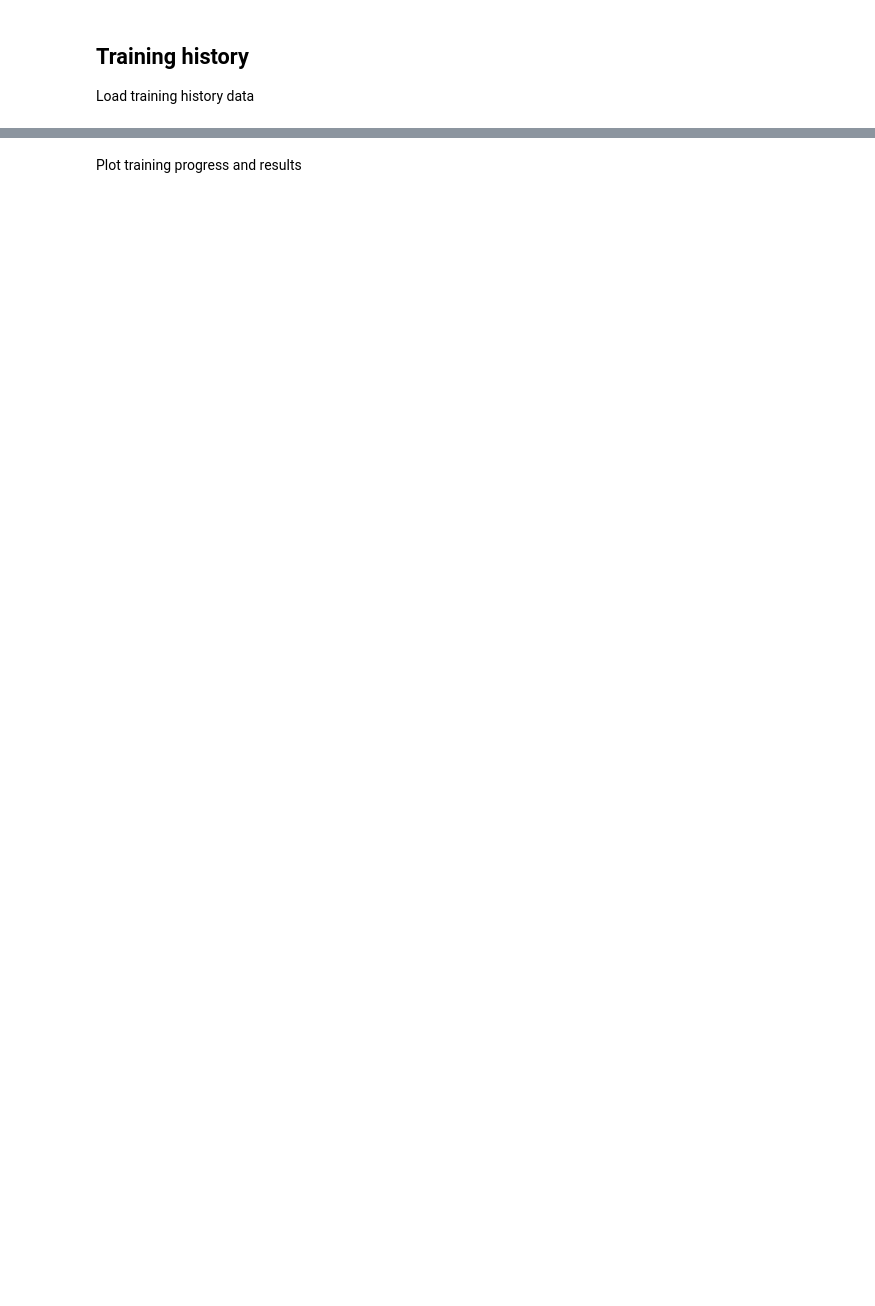
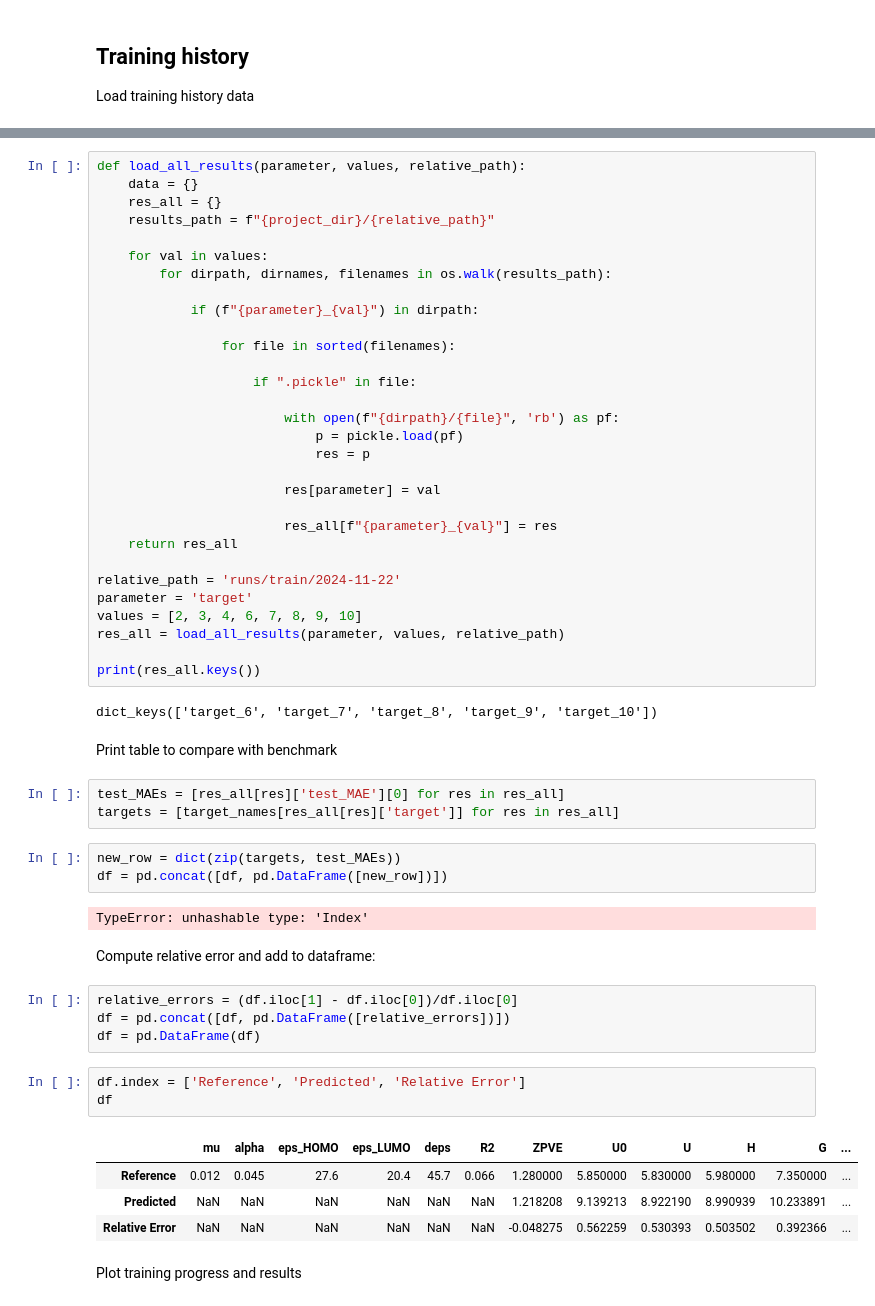
Before and after one commit to MarkusTHolm/DeepLearning_PAINN, a Jupyter notebook: examples/dataplotter.ipynb, the cells around one changed output, grey strips where cells are left out. Saved outputs shown, nothing was run; the diff lists cells and outputs as text; blank space fills up the shorter version.

```diff
--- a/examples/dataplotter.ipynb
+++ b/examples/dataplotter.ipynb
@@ -49,3 +30,59 @@ dict_keys(['train_loss', 'val_loss', 'train_MAE', 'val_MAE', 'lr', 'epoch', 'tes
+# %%
+def load_all_results(parameter, values, relative_path):
+    data = {}
+    res_all = {}
+    results_path = f"{project_dir}/{relative_path}"
+
+    for val in values:
+        for dirpath, dirnames, filenames in os.walk(results_path):
+
+            if (f"{parameter}_{val}") in dirpath:
+
+                for file in sorted(filenames):
+
+                    if ".pickle" in file:
+
+                        with open(f"{dirpath}/{file}", 'rb') as pf:
+                            p = pickle.load(pf)
+                            res = p
+
+                        res[parameter] = val
+
+                        res_all[f"{parameter}_{val}"] = res
+    return res_all
+
+relative_path = 'runs/train/2024-11-22'
+parameter = 'target'
+values = [2, 3, 4, 6, 7, 8, 9, 10]
+res_all = load_all_results(parameter, values, relative_path)
+
+print(res_all.keys())
+# %% [output]
+dict_keys(['target_6', 'target_7', 'target_8', 'target_9', 'target_10'])
+# %% [markdown]
+Print table to compare with benchmark
+# %%
+test_MAEs = [res_all[res]['test_MAE'][0] for res in res_all]
+targets = [target_names[res_all[res]['target']] for res in res_all]
+# %%
+new_row = dict(zip(targets, test_MAEs))
+df = pd.concat([df, pd.DataFrame([new_row])])
+# %% [output]
+TypeError: unhashable type: 'Index'
+# %% [markdown]
+Compute relative error and add to dataframe:
+# %%
+relative_errors = (df.iloc[1] - df.iloc[0])/df.iloc[0]
+df = pd.concat([df, pd.DataFrame([relative_errors])])
+df = pd.DataFrame(df)
+# %%
+df.index = ['Reference', 'Predicted', 'Relative Error']
+df
+# %% [output]
+|  | mu | alpha | eps_HOMO | eps_LUMO | deps | R2 | ZPVE | U0 | U | H | G | ... |
+| Reference | 0.012 | 0.045 | 27.6 | 20.4 | 45.7 | 0.066 | 1.280000 | 5.850000 | 5.830000 | 5.980000 | 7.350000 | ... |
+| Predicted | NaN | NaN | NaN | NaN | NaN | NaN | 1.218208 | 9.139213 | 8.922190 | 8.990939 | 10.233891 | ... |
+| Relative Error | NaN | NaN | NaN | NaN | NaN | NaN | -0.048275 | 0.562259 | 0.530393 | 0.503502 | 0.392366 | ... |
 # %% [markdown]
 Plot training progress and results
 # %%
```
Also changed, not shown: parts of 5 cells of this notebook.
